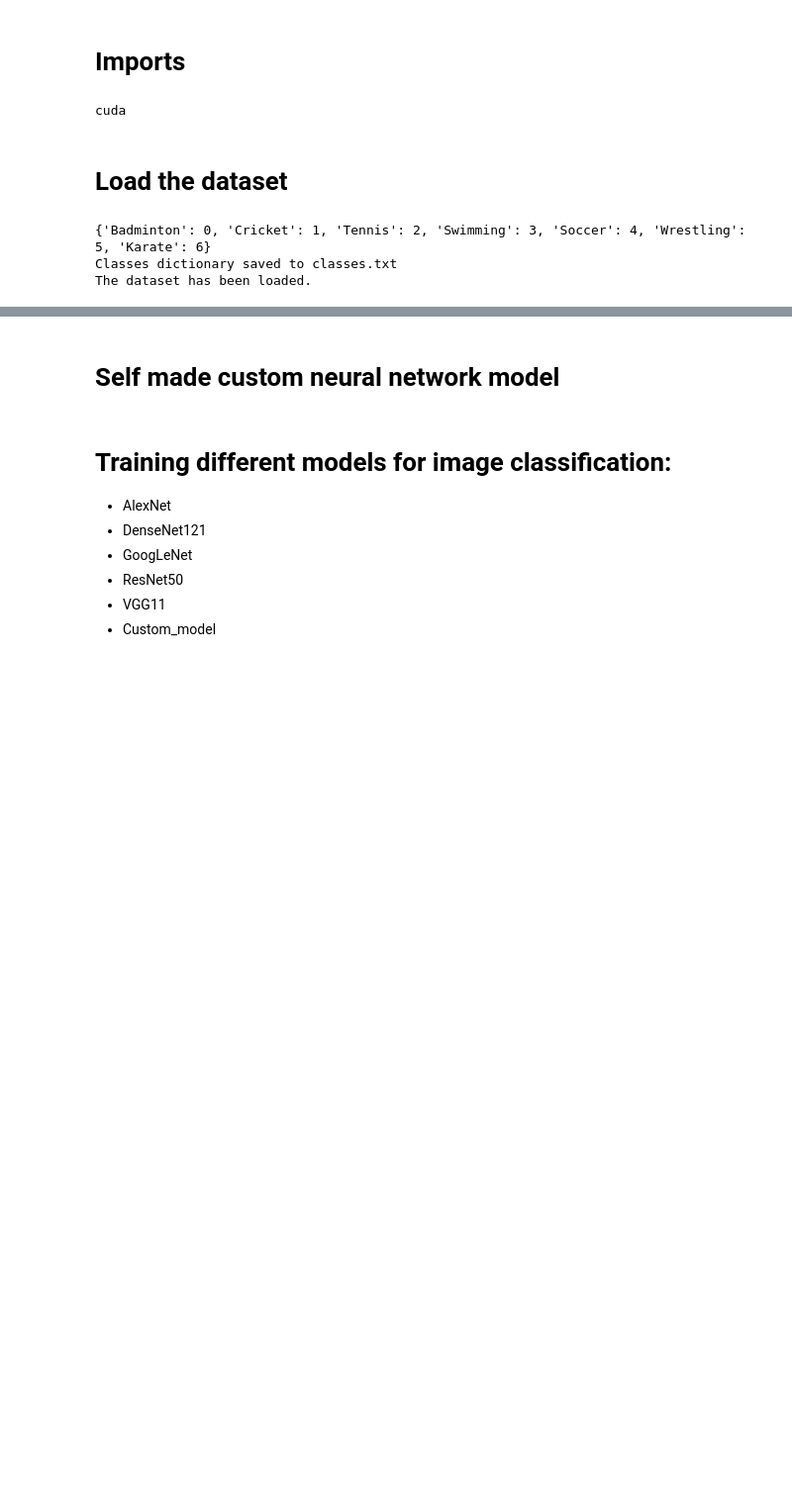
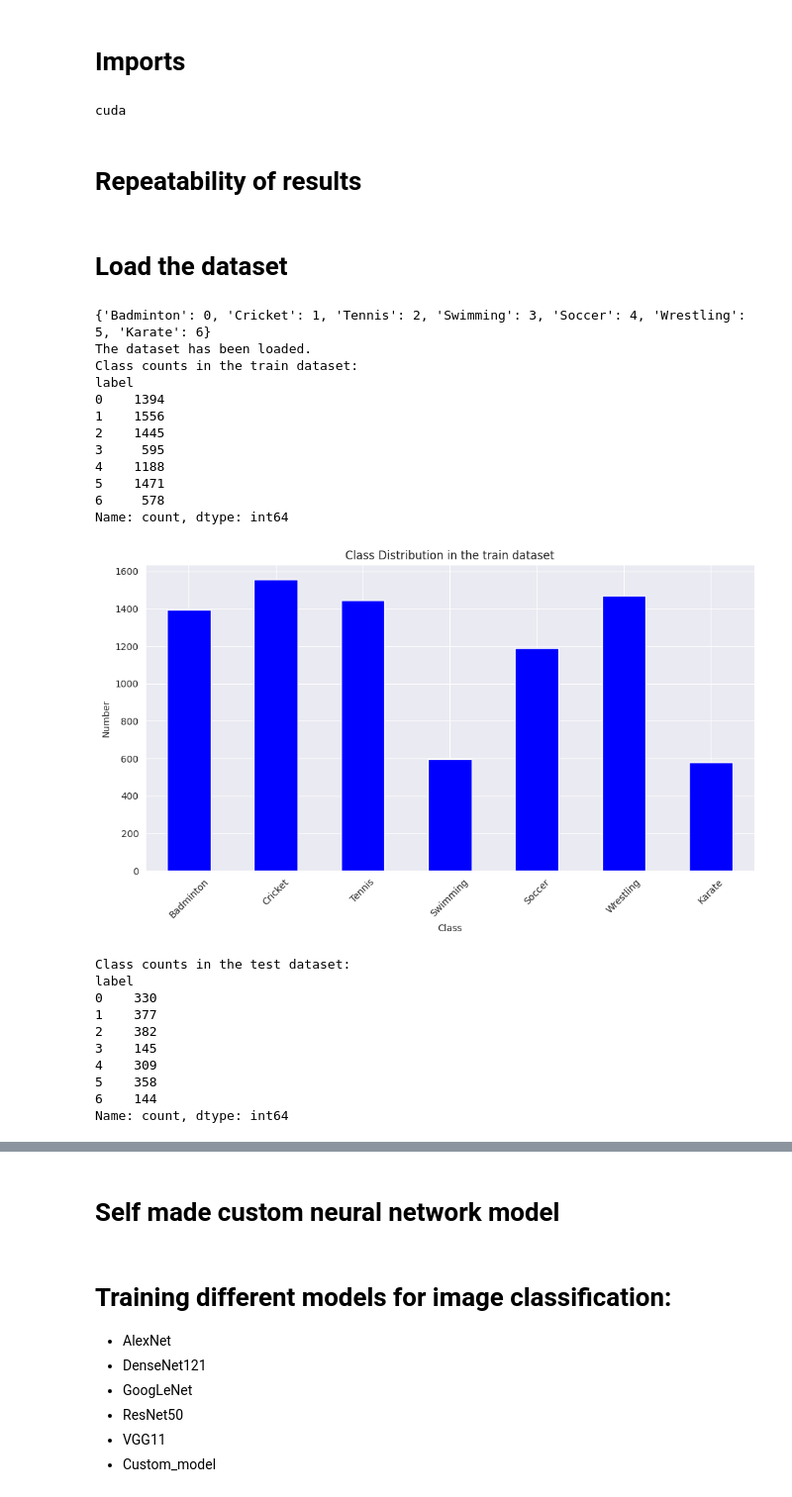
Before and after one commit to KarolWol/neural_network, a Jupyter notebook: NNs_comparison.ipynb, the cells around one changed output, grey strips where cells are left out. Shown at 99% size. Cells and saved outputs as stored; diff of their text form; code cells hidden in the pictures; blank space fills up the shorter version.

Commit message:
Repeatability of results + visualizations

```diff
--- a/NNs_comparison.ipynb
+++ b/NNs_comparison.ipynb
@@ -17,3 +19,5 @@ device = torch.device("cuda")
 print(device)
 # %% [output]
 cuda
+# %% [markdown]
+# Repeatability of results
@@ -21,20 +35,63 @@ cuda
 # Load the dataset
 # %%
 train_df = pd.read_csv('dataset/train.csv')
+test_df = pd.read_csv('dataset/test.csv')
+
 class_names = train_df['label'].unique()
 class_to_idx = {class_name: idx for idx, class_name in enumerate(class_names)}
 print(class_to_idx)
 
 train_df['label'] = train_df['label'].map(class_to_idx)
 train_df.to_csv('dataset/train_normalized.csv', index=False)
 
-with open('dataset/classes.txt', 'w') as f:
-    for class_name, idx in class_to_idx.items():
-        f.write(f'{class_name}: {idx}\n')
+print("The dataset has been loaded.")
 
-print("Classes dictionary saved to classes.txt")
-print("The dataset has been loaded.")
+train_class_counts = train_df['label'].value_counts().sort_index()
+print("Class counts in the train dataset:")
+print(train_class_counts)
+
+plt.figure(figsize=(10, 6))
+train_class_counts.plot(kind='bar', color='blue')
+plt.title('Class Distribution in the train dataset')
+plt.xlabel('Class')
+plt.ylabel('Number')
+plt.xticks(ticks=range(len(train_class_counts)), labels=class_names, rotation=45)
+plt.tight_layout()
+plt.show()
+
+test_class_counts = test_df['label'].value_counts().sort_index()
+print("Class counts in the test dataset:")
+print(test_class_counts)
+
+plt.figure(figsize=(10, 6))
+test_class_counts.plot(kind='bar', color='blue')
+plt.title('Class Distribution in the test dataset')
+plt.xlabel('Class')
+plt.ylabel('Number')
+plt.xticks(ticks=range(len(test_class_counts)), labels=class_names, rotation=45)
+plt.tight_layout()
+plt.show()
 # %% [output]
 {'Badminton': 0, 'Cricket': 1, 'Tennis': 2, 'Swimming': 3, 'Soccer': 4, 'Wrestling': 5, 'Karate': 6}
-Classes dictionary saved to classes.txt
 The dataset has been loaded.
+Class counts in the train dataset:
+label
+0    1394
+1    1556
+2    1445
+3     595
+4    1188
+5    1471
+6     578
+Name: count, dtype: int64
+[figure, added]
+Class counts in the test dataset:
+label
+0    330
+1    377
+2    382
+3    145
+4    309
+5    358
+6    144
+Name: count, dtype: int64
```
Also changed, not shown: parts of 7 cells of this notebook, 1 other file.
